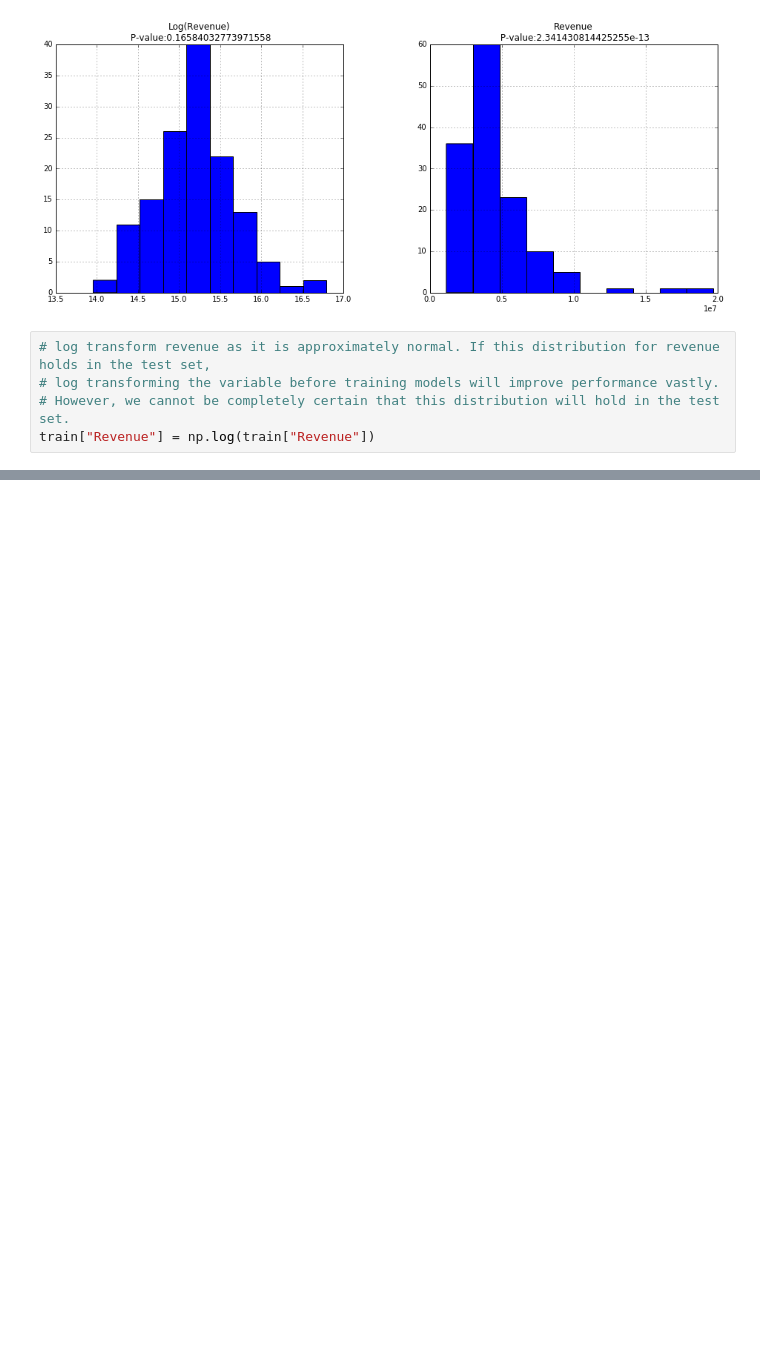
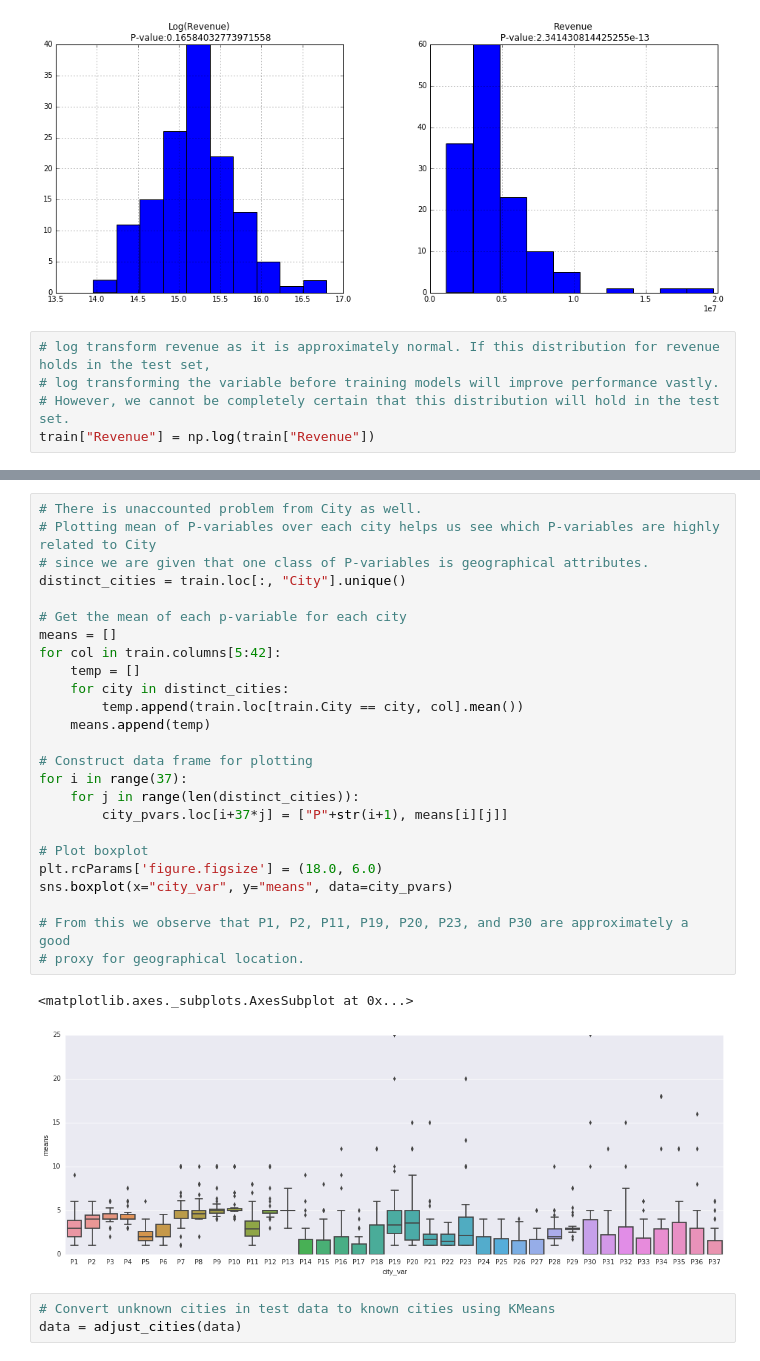
Before and after one commit to rehassachdeva/Restaurant-Revenue-Prediction, a Jupyter notebook: src/revenue_predictor.ipynb, the cells around one changed output, grey strips where cells are left out. Cells and saved outputs as stored; diff of their text form; blank space fills up the shorter version.

Commit message:
Add boxplotting for mean of p-vars for each city

```diff
--- a/src/revenue_predictor.ipynb
+++ b/src/revenue_predictor.ipynb
@@ -108,0 +120,31 @@ data = adjust_type(data)
+# %%
+# There is unaccounted problem from City as well.
+# Plotting mean of P-variables over each city helps us see which P-variables are highly related to City
+# since we are given that one class of P-variables is geographical attributes.
+distinct_cities = train.loc[:, "City"].unique()
+
+# Get the mean of each p-variable for each city
+means = []
+for col in train.columns[5:42]:
+    temp = []
+    for city in distinct_cities:
+        temp.append(train.loc[train.City == city, col].mean())
+    means.append(temp)
+
+# Construct data frame for plotting
+for i in range(37):
+    for j in range(len(distinct_cities)):
+        city_pvars.loc[i+37*j] = ["P"+str(i+1), means[i][j]]
+
+# Plot boxplot
+plt.rcParams['figure.figsize'] = (18.0, 6.0)
+sns.boxplot(x="city_var", y="means", data=city_pvars)
+
+# From this we observe that P1, P2, P11, P19, P20, P23, and P30 are approximately a good
+# proxy for geographical location.
+# %% [output]
+<matplotlib.axes._subplots.AxesSubplot at 0x...>
+[figure, added]
+# %%
+# Convert unknown cities in test data to known cities using KMeans
+data = adjust_cities(data)
```
Also changed, not shown: parts of 4 cells of this notebook.
